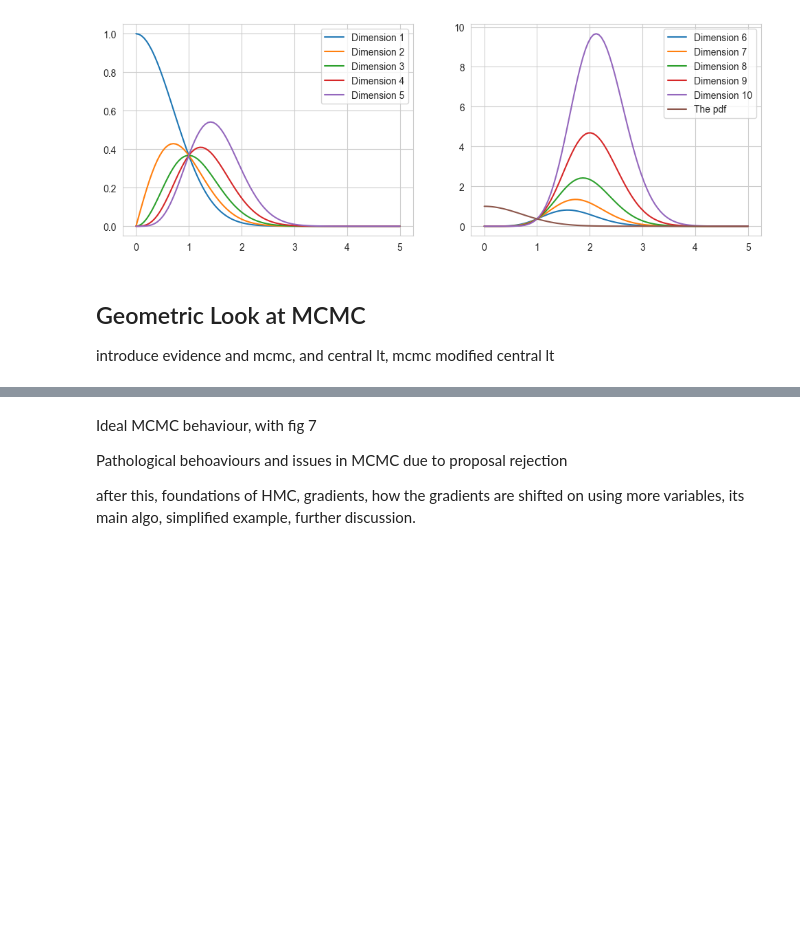
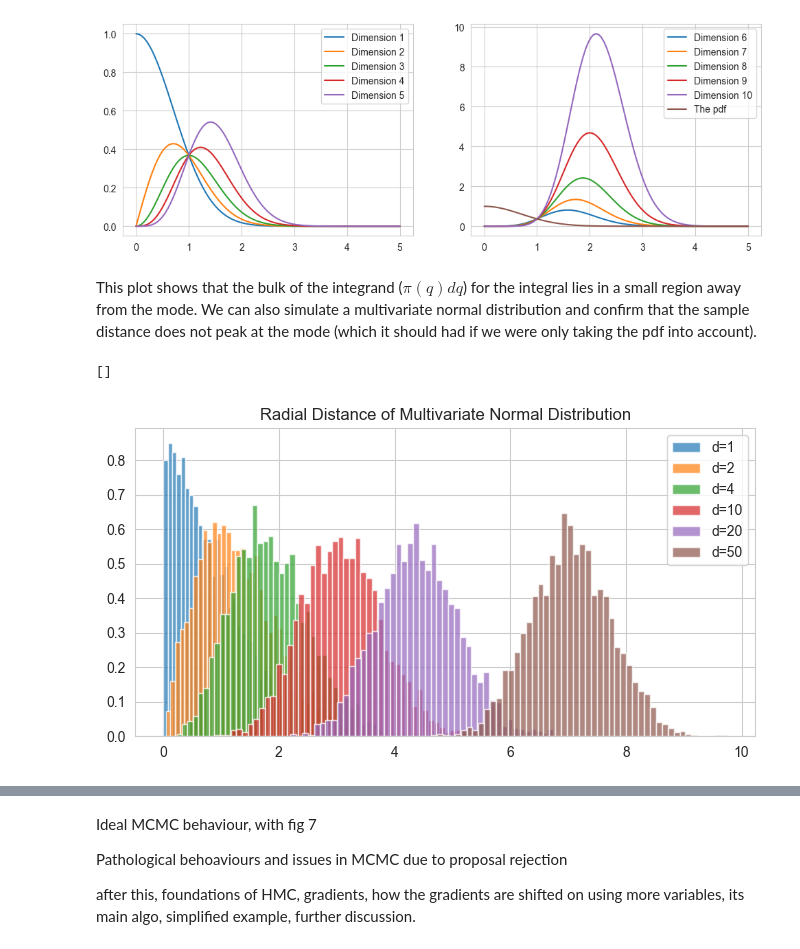
Before and after one commit to Gaurav17Joshi/CompStats, a Jupyter notebook: _build/html/_sources/notebooks/Simulation_Based_Inference/High_Dimensional_Data.ipynb, the cells around one changed output, grey strips where cells are left out. Saved outputs shown, nothing was run; the diff lists cells and outputs as text; code cells hidden in the pictures; blank space fills up the shorter version.

```diff
--- a/_build/html/_sources/notebooks/Simulation_Based_Inference/High_Dimensional_Data.ipynb
+++ b/_build/html/_sources/notebooks/Simulation_Based_Inference/High_Dimensional_Data.ipynb
@@ -95,4 +181,0 @@ sns.set_style('whitegrid')
-# %% [markdown]
-## Geometric Look at MCMC
-
-introduce evidence and mcmc, and central lt, mcmc modified central lt
@@ -102,0 +182,19 @@ introduce evidence and mcmc, and central lt, mcmc modified central lt
+# %% [markdown]
+This plot shows that the bulk of the integrand ($\pi(q) dq $) for the integral lies in a small region away from the mode. We can also simulate a multivariate normal distribution and confirm that the sample distance does not peak at the mode (which it should had if we were only taking the pdf into account).
+# %%
+fig, ax = plt.subplots(1, 1, figsize=(8, 4))
+# d dimensional normal distribution
+def normal_dist(d, n):
+    x = np.random.normal(0, 1, (n, d))
+    r = np.sqrt(np.sum(x**2, axis=1))
+    return r
+
+d = [1, 2, 4, 10, 20, 50]; n = 3000
+for i in d:
+    ax.hist(normal_dist(i, n), bins=50, density=True, alpha = 0.7, label='d='+str(i))
+ax.legend()
+ax.set_title('Radial Distance of Multivariate Normal Distribution')
+plt.plot()
+# %% [output]
+[]
+[figure, added]
```
Also changed, not shown: parts of 17 cells of this notebook, 52 other files.
